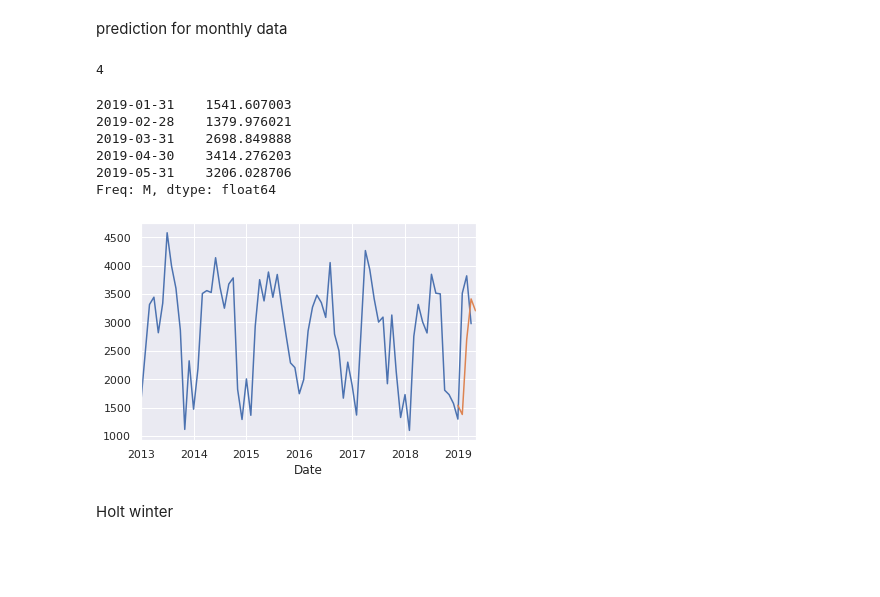
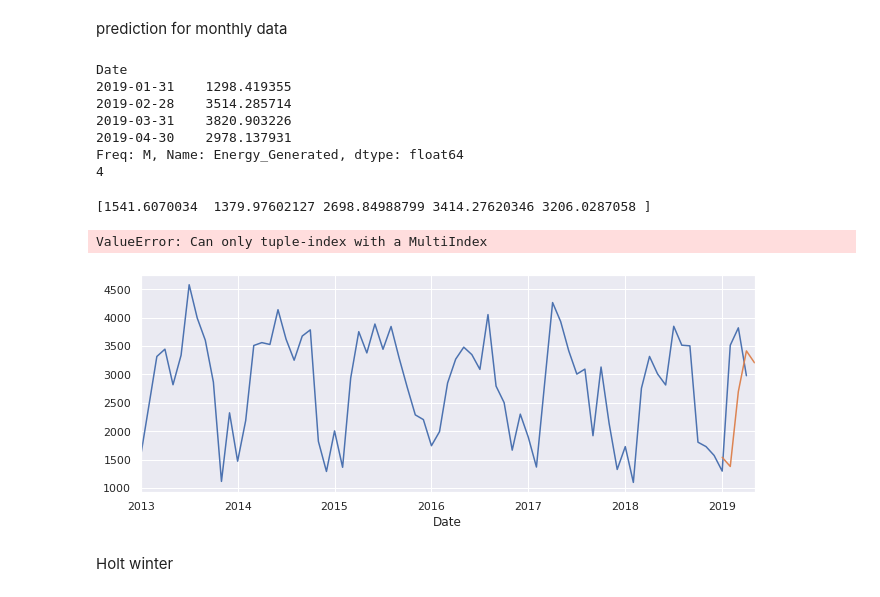
Before and after one commit to pixel-ports/PV_prod_predic, a Jupyter notebook: MODEL_PREDIC_BENCHMARK/PV_Prediction.ipynb, the cells around one changed output. Saved outputs shown, nothing was run; the diff lists cells and outputs as text; code cells hidden in the pictures; blank space fills up the shorter version.

```diff
--- a/MODEL_PREDIC_BENCHMARK/PV_Prediction.ipynb
+++ b/MODEL_PREDIC_BENCHMARK/PV_Prediction.ipynb
@@ -248,26 +258,31 @@ prediction for monthly data
 # %%
 test_monthly_data_mean = test_data.Energy_Generated.resample('M').mean()
 M_test_size = len(test_monthly_data_mean)
+print(test_monthly_data_mean)
 print(M_test_size)
 # %% [output]
+Date
+2019-01-31    1298.419355
+2019-02-28    3514.285714
+2019-03-31    3820.903226
+2019-04-30    2978.137931
+Freq: M, Name: Energy_Generated, dtype: float64
 4
 # %%
 end   = M_test_size + monthly_data_mean.shape[0]
 start = monthly_data_mean.shape[0]
 forecast_values = results.predict(start=start, end=end, dynamic=True)
 all_monthly_data_mean = data.Energy_Generated.resample('M').mean()
 all_monthly_data_mean.plot()
 forecast_values.plot()
 
-print(forecast_values)
+print(forecast_values.values)
+rmse = mean_squared_error(test_monthly_data_mean.values, forecast_values[:,1],squared=False)
+print("SARIMAX out of sample prediction RMSE = %d" % rmse)
 # %% [output]
-2019-01-31    1541.607003
-2019-02-28    1379.976021
-2019-03-31    2698.849888
-2019-04-30    3414.276203
-2019-05-31    3206.028706
-Freq: M, dtype: float64
+[1541.6070034  1379.97602127 2698.84988799 3414.27620346 3206.0287058 ]
+ValueError: Can only tuple-index with a MultiIndex
-[figure, old version]
+[figure, new version]
 # %% [markdown]
 Holt winter
 # %%
```
Also changed, not shown: parts of 8 cells of this notebook.
